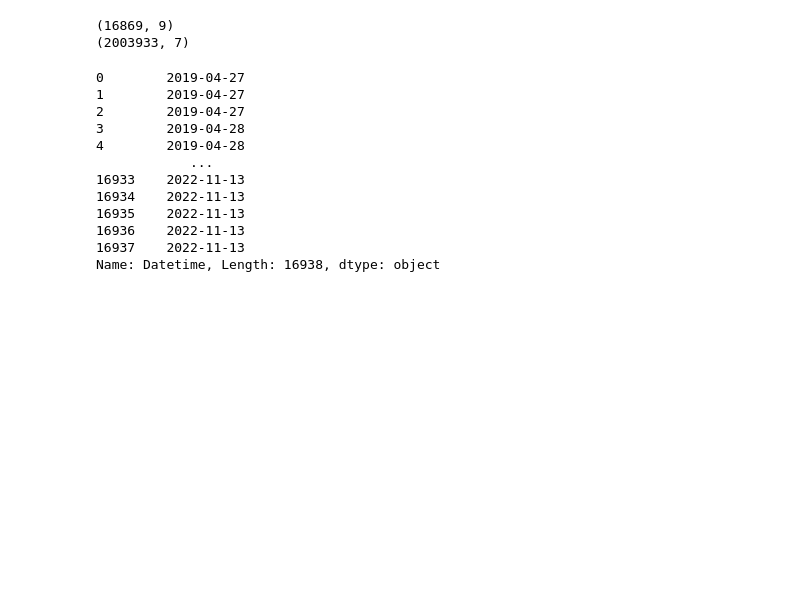
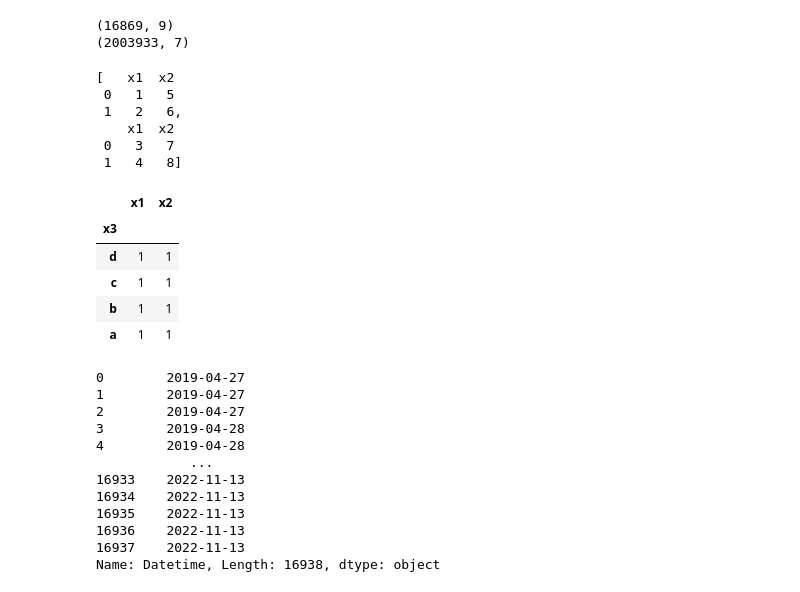
Before and after one commit to MarcosAugusto47/soccer-betting-strategy, a Jupyter notebook: notebook.ipynb, the cells around one changed output. Saved outputs shown, nothing was run; the diff lists cells and outputs as text; code cells hidden in the pictures; blank space fills up the shorter version.

```diff
--- a/notebook.ipynb
+++ b/notebook.ipynb
@@ -42,6 +45,26 @@ print(odds.shape)
 # %% [output]
 (16869, 9)
 (2003933, 7)
+# %%
+[df1, df2]
+# %% [output]
+[   x1  x2
+ 0   1   5
+ 1   2   6,
+    x1  x2
+ 0   3   7
+ 1   4   8]
+# %%
+df1 = pd.DataFrame({'x1':[1,2], 'x2':[5,6], 'x3': ['d', 'c']})
+df2 = pd.DataFrame({'x1':[3,4], 'x2':[7,8], 'x3': ['b', 'a']})
+pd.concat([df1, df2]).groupby(['x3'], sort=False).nunique()
+# %% [output]
+|  | x1 | x2 |
+| x3 |  |  |
+| d | 1 | 1 |
+| c | 1 | 1 |
+| b | 1 | 1 |
+| a | 1 | 1 |
 # %%
 pd.to_datetime(pd.read_parquet('data/metadata-with-date.parquet')['Datetime']).dt.date
 # %% [output]
```
Also changed, not shown: parts of 4 cells of this notebook, 5 other files.
